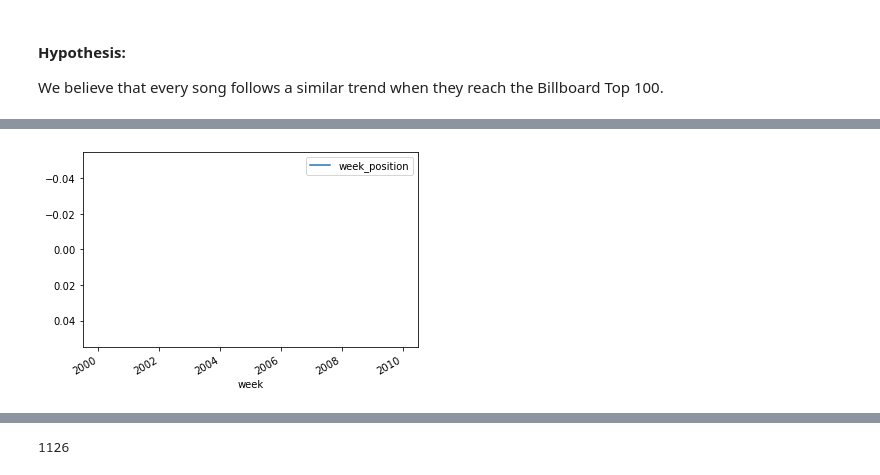
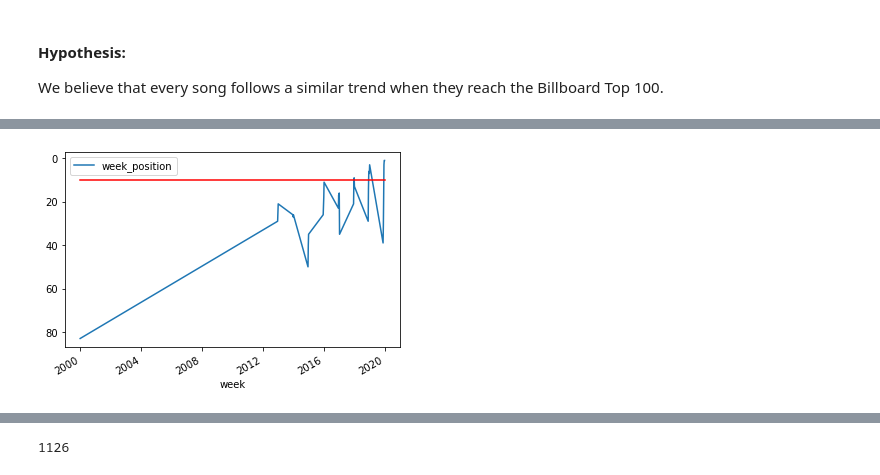
Before and after one commit to tvarano/hit-analyzer, a Jupyter notebook: main.ipynb, the cells around one changed output, grey strips where cells are left out. Drawn from its saved outputs; the diff is of its cells as text; code cells hidden in the pictures.

Commit message:
clean, make some more graphs:

```diff
--- a/main.ipynb
+++ b/main.ipynb
@@ -115,14 +96,14 @@ df = df.drop(columns=['peak_position'])
 # %%
 ax = plt.gca()
 # for s in df.song.unique():
-s = "Satisfy YouPuff Daddy Featuring R. Kelly"
+s = "All I Want For Christmas Is YouMariah Carey"
 df[df.songid == s].plot(x='week', y='week_position', ax = ax)
 horiz_line_data = np.array([10 for i in range(len(df[df.songid == s]))])
 plt.plot(df[df.songid == s].week, horiz_line_data, 'r')
 plt.gca().invert_yaxis()
 # print(min(pk))
 # %% [output]
-[figure, old version]
+[figure, new version]
 # %%
 # control points col
 # (start, start_peak, end_peak, end)
```
Also changed, not shown: parts of 21 cells of this notebook.
